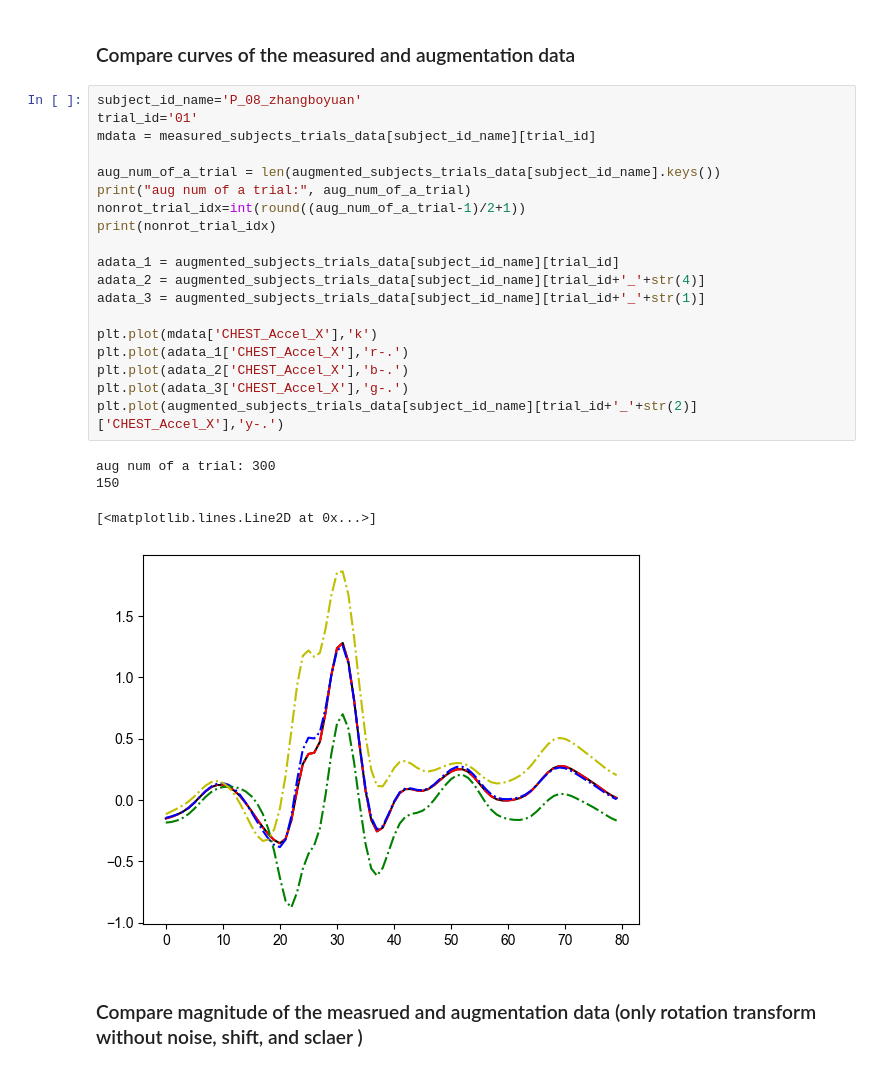
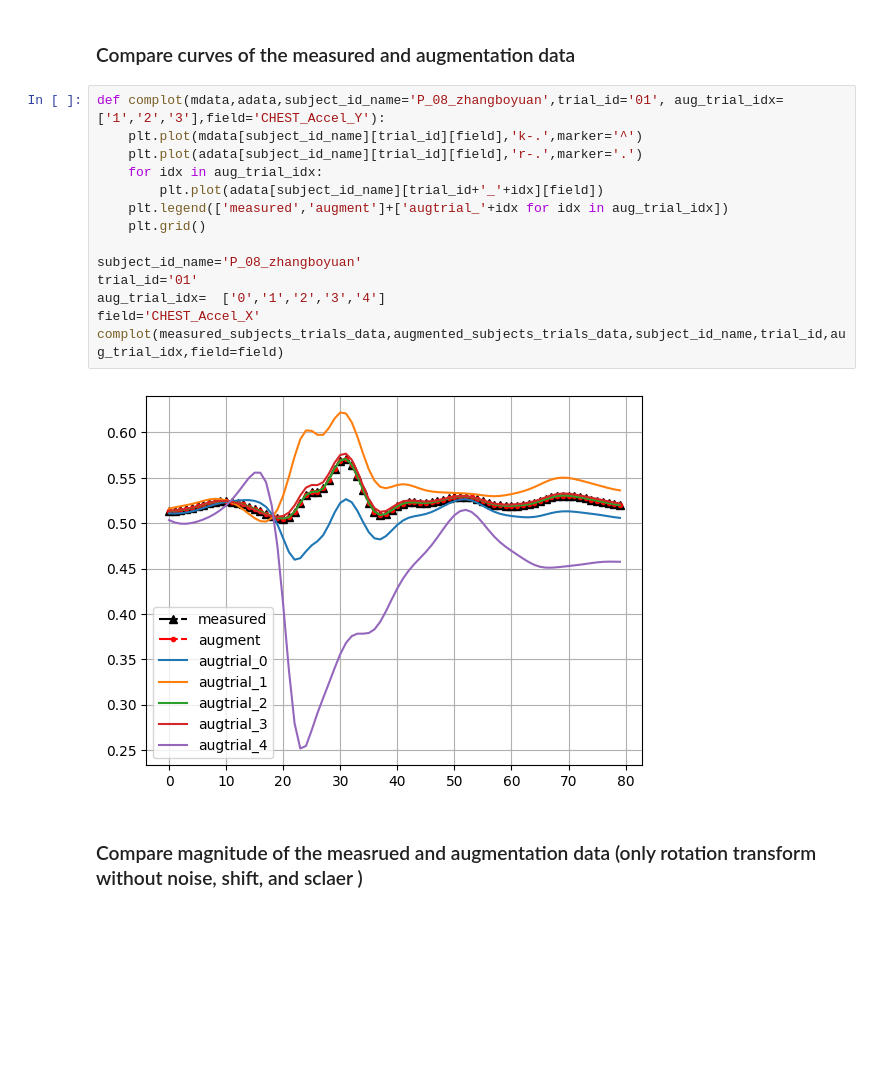
Before and after one commit to sunzhon/transfer_learning_for_droplanding, a Jupyter notebook: jupyter-lab/training_data_analysis.ipynb, the cells around one changed output. Saved outputs shown, nothing was run; the diff lists cells and outputs as text; blank space fills up the shorter version.

```diff
--- a/jupyter-lab/training_data_analysis.ipynb
+++ b/jupyter-lab/training_data_analysis.ipynb
@@ -380,29 +378,21 @@ augmen dict_keys(['02', '02_0', '02_1', '02_2', '02_3', '02_4', '02_5', '02_6',
 # %% [markdown]
 ### Compare curves of the measured and augmentation data
 # %%
+def complot(mdata,adata,subject_id_name='P_08_zhangboyuan',trial_id='01', aug_trial_idx=['1','2','3'],field='CHEST_Accel_Y'):
+    plt.plot(mdata[subject_id_name][trial_id][field],'k-.',marker='^')
+    plt.plot(adata[subject_id_name][trial_id][field],'r-.',marker='.')
+    for idx in aug_trial_idx:
+        plt.plot(adata[subject_id_name][trial_id+'_'+idx][field])
+    plt.legend(['measured','augment']+['augtrial_'+idx for idx in aug_trial_idx])
+    plt.grid()
+
 subject_id_name='P_08_zhangboyuan'
 trial_id='01'
-mdata = measured_subjects_trials_data[subject_id_name][trial_id]
-
-aug_num_of_a_trial = len(augmented_subjects_trials_data[subject_id_name].keys())
-print("aug num of a trial:", aug_num_of_a_trial)
-nonrot_trial_idx=int(round((aug_num_of_a_trial-1)/2+1))
-print(nonrot_trial_idx)
-
-adata_1 = augmented_subjects_trials_data[subject_id_name][trial_id]
-adata_2 = augmented_subjects_trials_data[subject_id_name][trial_id+'_'+str(4)]
-adata_3 = augmented_subjects_trials_data[subject_id_name][trial_id+'_'+str(1)]
-
-plt.plot(mdata['CHEST_Accel_X'],'k')
-plt.plot(adata_1['CHEST_Accel_X'],'r-.')
-plt.plot(adata_2['CHEST_Accel_X'],'b-.')
-plt.plot(adata_3['CHEST_Accel_X'],'g-.')
-plt.plot(augmented_subjects_trials_data[subject_id_name][trial_id+'_'+str(2)]['CHEST_Accel_X'],'y-.')
+aug_trial_idx=  ['0','1','2','3','4']
+field='CHEST_Accel_X'
+complot(measured_subjects_trials_data,augmented_subjects_trials_data,subject_id_name,trial_id,aug_trial_idx,field=field)
 # %% [output]
-aug num of a trial: 300
-150
-[<matplotlib.lines.Line2D at 0x...>]
-[figure, old version]
+[figure, new version]
 # %% [markdown]
 ### Compare magnitude of the measrued and augmentation data (only rotation transform without noise, shift, and sclaer )
 # %%
```
Also changed, not shown: parts of 10 cells of this notebook, 4 other files.
